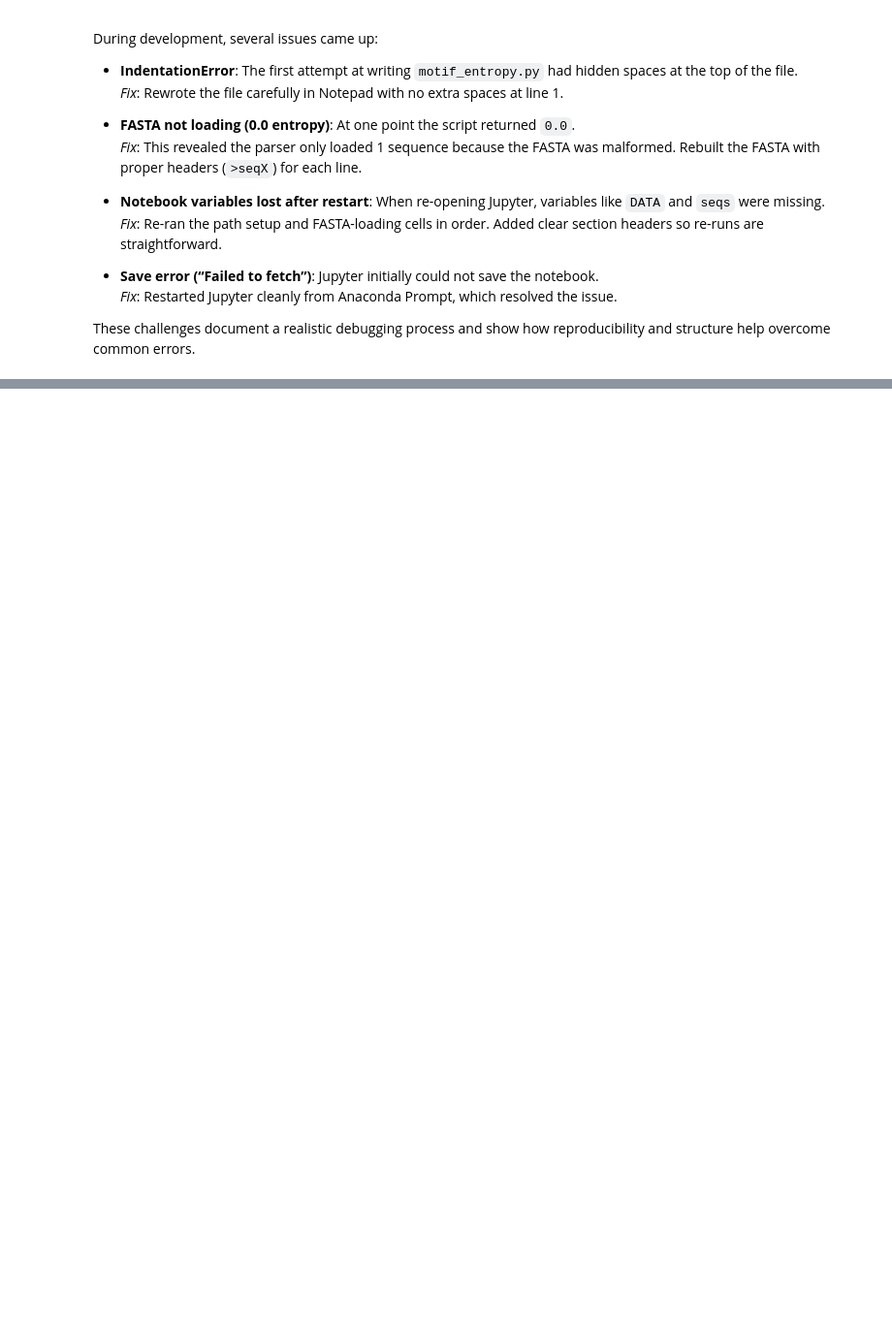
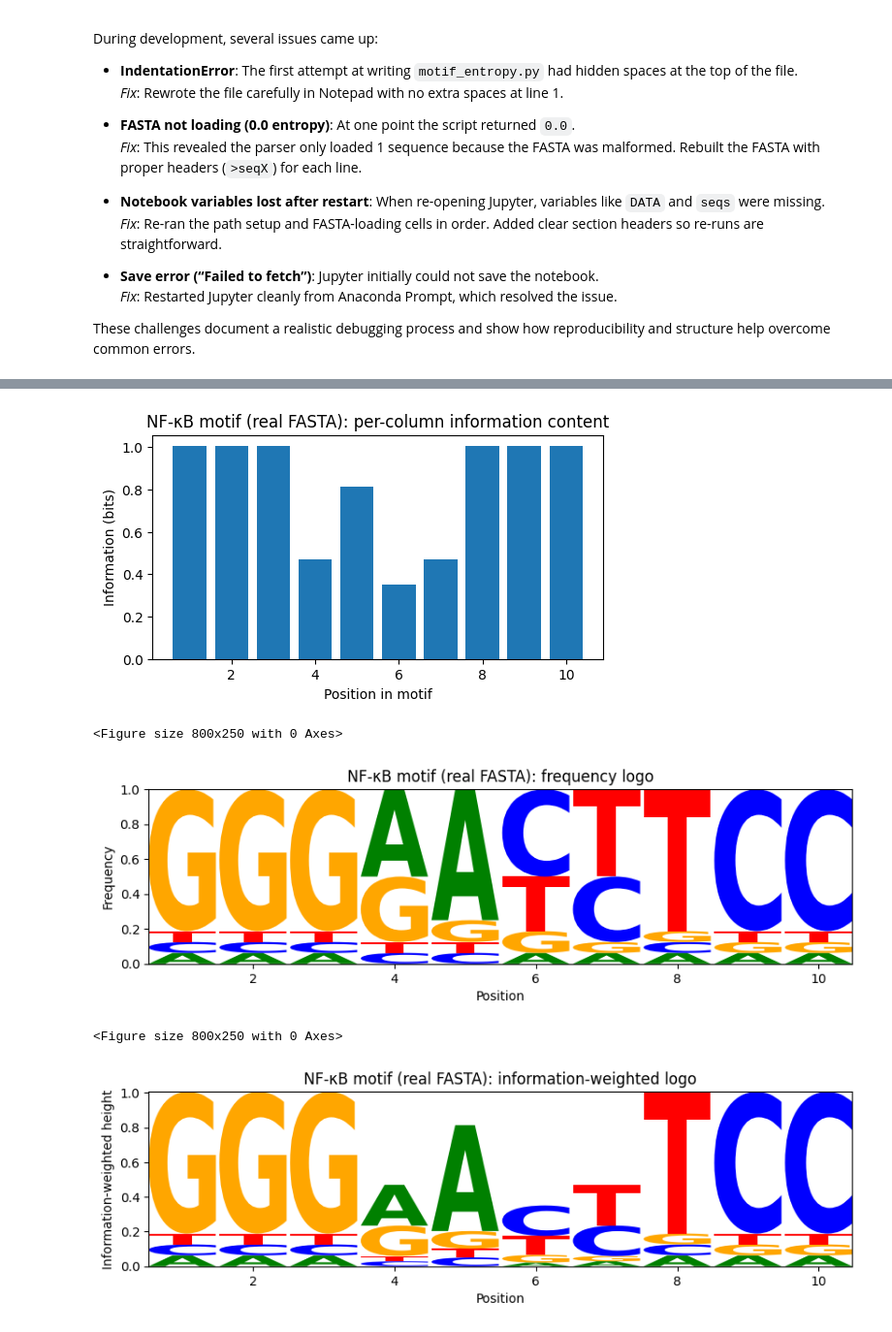
Before and after one commit to twissa-mitra/motif-entropy-nfkb, a Jupyter notebook: notebooks/01_motif_entropy_demo.ipynb, the cells around one changed output, grey strips where cells are left out. Shown at 97% size. Saved outputs shown, nothing was run; the diff lists cells and outputs as text; code cells hidden in the pictures; blank space fills up the shorter version.

```diff
--- a/notebooks/01_motif_entropy_demo.ipynb
+++ b/notebooks/01_motif_entropy_demo.ipynb
@@ -250,0 +680,18 @@ plt.show()
+# %%
+# Per-column entropy
+H = -(ppm * np.log2(ppm)).sum(axis=0)
+
+# Background entropy for uniform 4-base alphabet
+H_bg = 2.0
+
+# Information = background - entropy
+I = H_bg - H
+
+# Put everything into a DataFrame
+df = pd.DataFrame({
+    "position": np.arange(1, L+1),
+    "A": ppm[0], "C": ppm[1], "G": ppm[2], "T": ppm[3],
+    "H": H, "I": I
+})
+
+df.round(3)
@@ -250,0 +710,36 @@ plt.show()
+# %%
+import matplotlib.pyplot as plt
+import logomaker as lm
+
+# (a) Information bar plot
+plt.figure(figsize=(6,3))
+plt.bar(df["position"], df["I"])
+plt.xlabel("Position in motif")
+plt.ylabel("Information (bits)")
+plt.title("NF-κB motif (real FASTA): per-column information content")
+plt.show()
+
+# (b) Frequency logo
+ppm_df = df[["A","C","G","T"]].copy()
+ppm_df.index = df["position"]
+
+plt.figure(figsize=(8,2.5))
+lm.Logo(ppm_df)
+plt.title("NF-κB motif (real FASTA): frequency logo")
+plt.xlabel("Position"); plt.ylabel("Frequency")
+plt.show()
+
+# (c) Information-weighted logo
+info_ppm = ppm_df.multiply(df["I"].values, axis=0)
+
+plt.figure(figsize=(8,2.5))
+lm.Logo(info_ppm)
+plt.title("NF-κB motif (real FASTA): information-weighted logo")
+plt.xlabel("Position"); plt.ylabel("Information-weighted height")
+plt.show()
+# %% [output]
+[figure, added]
+<Figure size 800x250 with 0 Axes>
+[figure, added]
+<Figure size 800x250 with 0 Axes>
+[figure, added]
```
Also changed, not shown: parts of 20 cells of this notebook, 21 other files.
